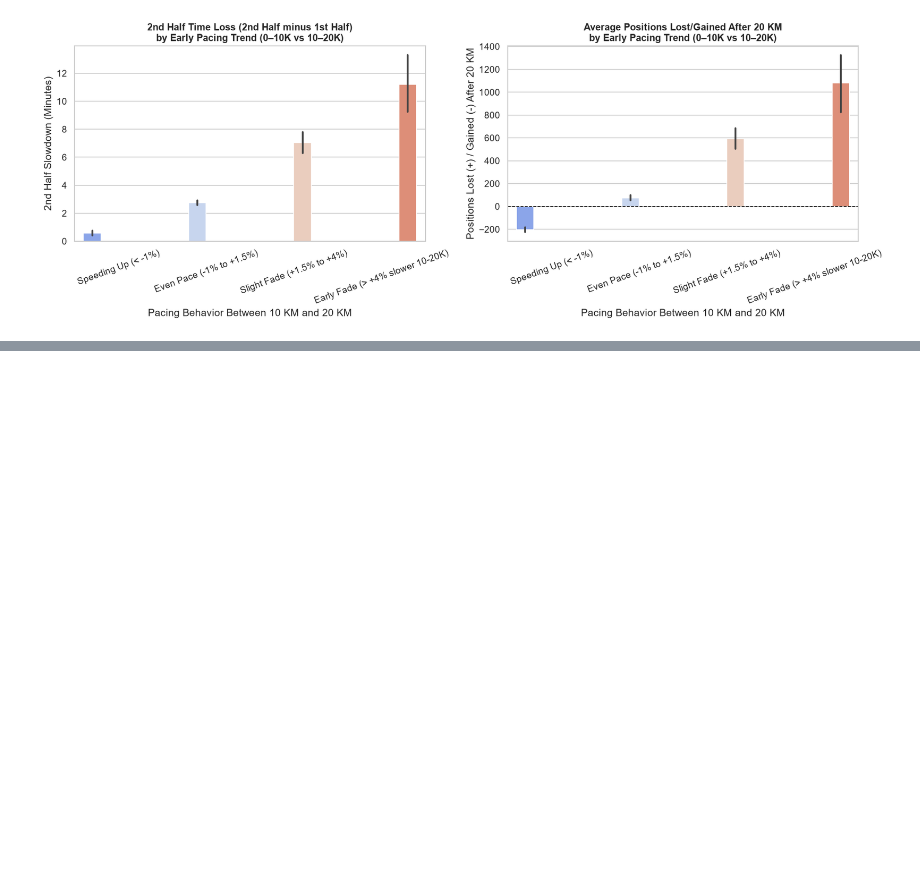
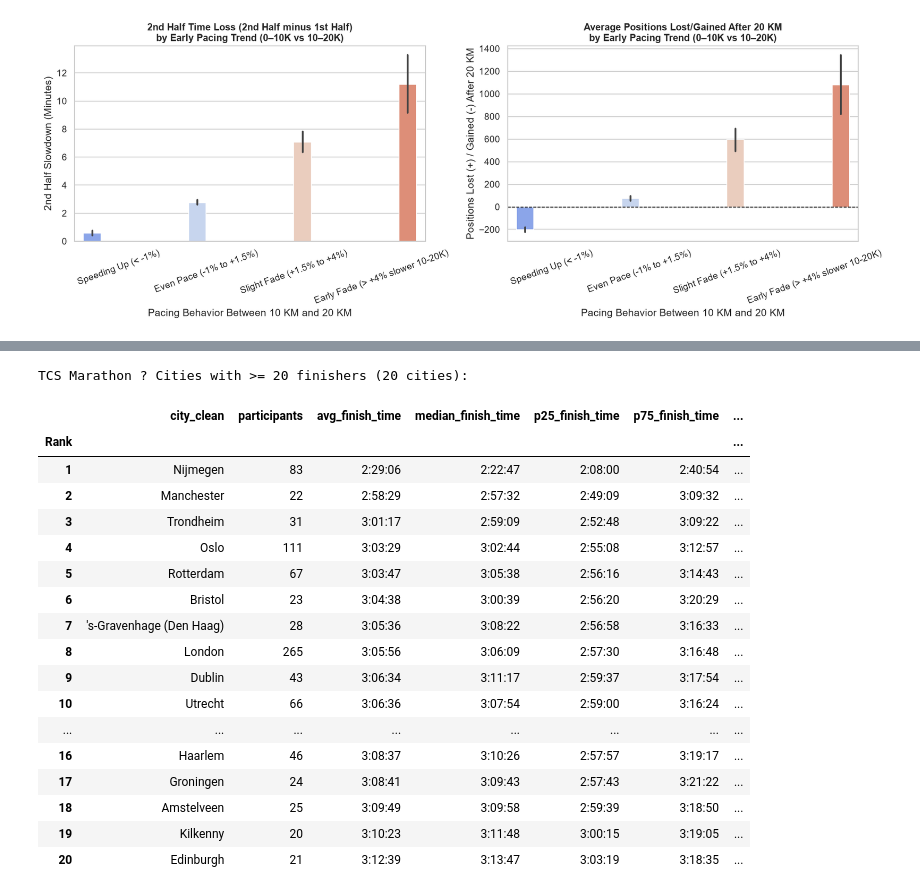
Before and after one commit to longhowlam/longhowlam.github.io, a Jupyter notebook: analysis_age_vs_finish_time.ipynb, the cells around one changed output, grey strips where cells are left out. Cells and saved outputs as stored; diff of their text form; code cells hidden in the pictures; blank space fills up the shorter version.

```diff
--- a/analysis_age_vs_finish_time.ipynb
+++ b/analysis_age_vs_finish_time.ipynb
@@ -637,0 +689,62 @@ Early Fade (> +4% slower 10-20K)       39                  11.193162
+# %%
+# Clean city names (normalize casing & Den Haag / 's-Gravenhage variants)
+df["city_clean"] = df["city"].dropna().astype(str).str.strip().str.title()
+city_aliases = {
+    "'S-Gravenhage": "'s-Gravenhage (Den Haag)",
+    "S-Gravenhage": "'s-Gravenhage (Den Haag)",
+    "Den Haag": "'s-Gravenhage (Den Haag)",
+    "The Hague": "'s-Gravenhage (Den Haag)",
+}
+df["city_clean"] = df["city_clean"].replace(city_aliases)
+df["speed_kmh"] = (df["race_distance_meters"] / 1000.0) / (df["finish_seconds"] / 3600.0)
+
+valid_city = df.dropna(subset=["finish_seconds", "city_clean"]).copy()
+valid_city = valid_city[~valid_city["city_clean"].isin(["", "Nan", "None", "-"])]
+
+def get_city_leaderboard(sub_df, min_runners=20, include_hours=True):
+    grp = (
+        sub_df.groupby("city_clean", as_index=False)
+        .agg(
+            participants=("finish_seconds", "count"),
+            avg_finish_sec=("finish_seconds", "mean"),
+            median_finish_sec=("finish_seconds", "median"),
+            p25_finish_sec=("finish_seconds", lambda s: np.percentile(s, 25)),
+            p75_finish_sec=("finish_seconds", lambda s: np.percentile(s, 75)),
+            avg_speed_kmh=("speed_kmh", "mean"),
+            avg_pace_min_km=("pace_min_per_km", "mean"),
+        )
+    )
+    grp = grp[grp["participants"] >= min_runners].sort_values("avg_finish_sec").reset_index(drop=True)
+    grp.index = grp.index + 1
+    grp.index.name = "Rank"
+    grp["avg_finish_time"] = grp["avg_finish_sec"].apply(lambda s: format_seconds(s, include_hours=include_hours))
+    grp["median_finish_time"] = grp["median_finish_sec"].apply(lambda s: format_seconds(s, include_hours=include_hours))
+    grp["p25_finish_time"] = grp["p25_finish_sec"].apply(lambda s: format_seconds(s, include_hours=include_hours))
+    grp["p75_finish_time"] = grp["p75_finish_sec"].apply(lambda s: format_seconds(s, include_hours=include_hours))
+    grp["avg_speed_kmh"] = grp["avg_speed_kmh"].round(2)
+    grp["avg_pace_min_km"] = grp["avg_pace_min_km"].round(2)
+    return grp
+
+marathon_cities = get_city_leaderboard(valid_city[valid_city["race_name"] == "TCS Marathon"], min_runners=20, include_hours=True)
+print(f"TCS Marathon ? Cities with >= 20 finishers ({len(marathon_cities)} cities):")
+marathon_cities[["city_clean", "participants", "avg_finish_time", "median_finish_time", "p25_finish_time", "p75_finish_time", "avg_speed_kmh", "avg_pace_min_km"]]
+# %% [output]
+TCS Marathon ? Cities with >= 20 finishers (20 cities):
+|  | city_clean | participants | avg_finish_time | median_finish_time | p25_finish_time | p75_finish_time | ... |
+| Rank |  |  |  |  |  |  | ... |
+| 1 | Nijmegen | 83 | 2:29:06 | 2:22:47 | 2:08:00 | 2:40:54 | ... |
+| 2 | Manchester | 22 | 2:58:29 | 2:57:32 | 2:49:09 | 3:09:32 | ... |
+| 3 | Trondheim | 31 | 3:01:17 | 2:59:09 | 2:52:48 | 3:09:22 | ... |
+| 4 | Oslo | 111 | 3:03:29 | 3:02:44 | 2:55:08 | 3:12:57 | ... |
+| 5 | Rotterdam | 67 | 3:03:47 | 3:05:38 | 2:56:16 | 3:14:43 | ... |
+| 6 | Bristol | 23 | 3:04:38 | 3:00:39 | 2:56:20 | 3:20:29 | ... |
+| 7 | 's-Gravenhage (Den Haag) | 28 | 3:05:36 | 3:08:22 | 2:56:58 | 3:16:33 | ... |
+| 8 | London | 265 | 3:05:56 | 3:06:09 | 2:57:30 | 3:16:48 | ... |
+| 9 | Dublin | 43 | 3:06:34 | 3:11:17 | 2:59:37 | 3:17:54 | ... |
+| 10 | Utrecht | 66 | 3:06:36 | 3:07:54 | 2:59:00 | 3:16:24 | ... |
+| ... | ... | ... | ... | ... | ... | ... | ... |
+| 16 | Haarlem | 46 | 3:08:37 | 3:10:26 | 2:57:57 | 3:19:17 | ... |
+| 17 | Groningen | 24 | 3:08:41 | 3:09:43 | 2:57:43 | 3:21:22 | ... |
+| 18 | Amstelveen | 25 | 3:09:49 | 3:09:58 | 2:59:39 | 3:18:50 | ... |
+| 19 | Kilkenny | 20 | 3:10:23 | 3:11:48 | 3:00:15 | 3:19:05 | ... |
+| 20 | Edinburgh | 21 | 3:12:39 | 3:13:47 | 3:03:19 | 3:18:35 | ... |
```
Also changed, not shown: parts of 7 cells of this notebook.
